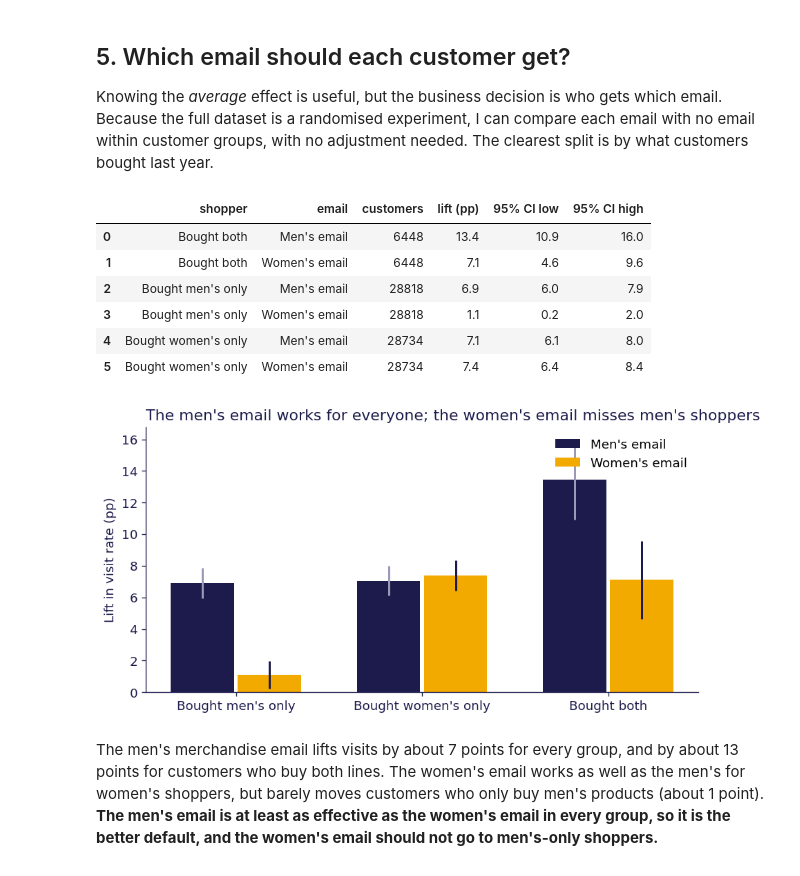
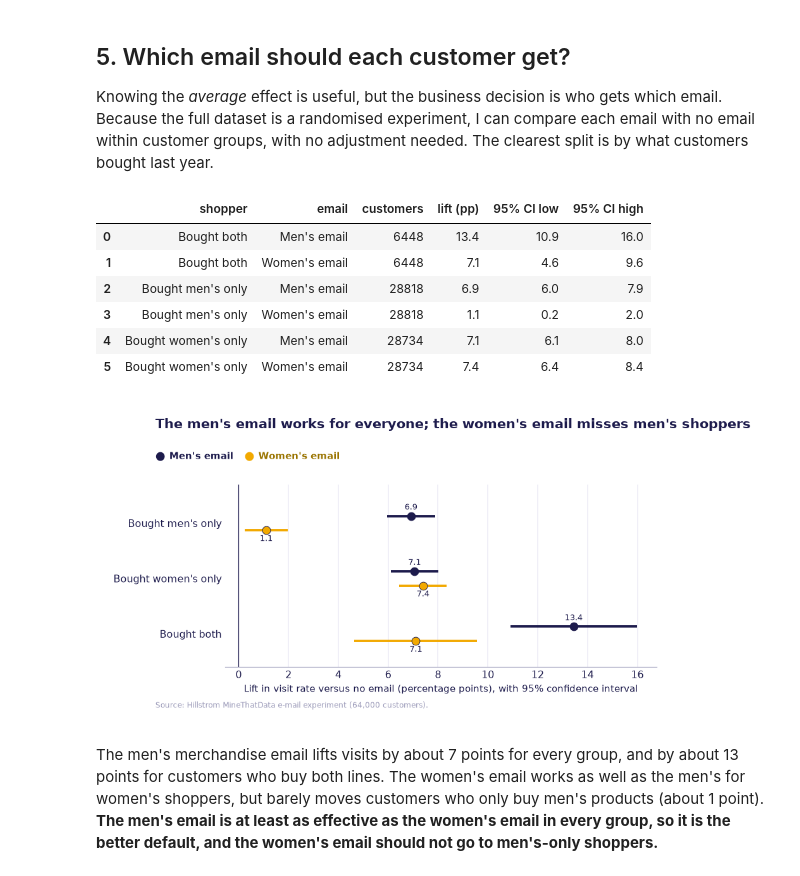
Before and after one commit to Asantewaah/email-campaign-causal-impact, a Jupyter notebook: notebooks/campaign_impact.ipynb, the cells around one changed output. Saved outputs shown, nothing was run; the diff lists cells and outputs as text; code cells hidden in the pictures.

```diff
--- a/notebooks/campaign_impact.ipynb
+++ b/notebooks/campaign_impact.ipynb
@@ -13,11 +13,9 @@
 import sys; sys.path.append("../src")
 import numpy as np, pandas as pd, matplotlib.pyplot as plt
 from causal import load_hillstrom, make_features, simulate_targeting, estimate_all, naive
+from plots import apply_style, balance_plot, forest_plot, simulation_plot, heterogeneity_plot
 
-INK, GOLD, BLUE, GREY = "#1D1B4C", "#F2A900", "#2F45C9", "#9A99B8"
-plt.rcParams.update({"figure.dpi": 120, "axes.spines.top": False, "axes.spines.right": False,
-                     "axes.edgecolor": INK, "axes.labelcolor": INK, "xtick.color": INK, "ytick.color": INK,
-                     "font.size": 11})
+apply_style()
 df = load_hillstrom("../data/hillstrom.csv")
 df.head()
 # %% [output]
@@ -165,37 +134,27 @@ Knowing the *average* effect is useful, but the business decision is who gets wh
 # %%
 df["shopper"] = np.select([(df.mens == 1) & (df.womens == 0), (df.mens == 0) & (df.womens == 1)],
                           ["Bought men's only", "Bought women's only"], "Bought both")
 rows = []
 for shopper, g in df.groupby("shopper"):
     for email in ["Mens E-Mail", "Womens E-Mail"]:
         s = g[g.segment.isin([email, "No E-Mail"])]
         rows.append({"shopper": shopper, "email": email.replace(" E-Mail", "'s email").replace("Mens", "Men").replace("Womens", "Women"),
                      "customers": len(g), **naive((s.segment == email).astype(int), s.visit)})
 hte = pd.DataFrame(rows)
 display(hte.assign(**{c: (hte[c] * 100).round(1) for c in ["estimate", "lower", "upper"]})
            .drop(columns="se").rename(columns={"estimate": "lift (pp)", "lower": "95% CI low", "upper": "95% CI high"}))
 
 groups = ["Bought men's only", "Bought women's only", "Bought both"]
-fig, ax = plt.subplots(figsize=(7.5, 4))
-for j, (email, col) in enumerate([("Men's email", INK), ("Women's email", GOLD)]):
-    t = hte[hte.email == email].set_index("shopper").loc[groups]
-    x = np.arange(len(groups)) + (j - 0.5) * 0.36
-    ax.bar(x, t.estimate * 100, width=0.34, color=col, label=email)
-    ax.errorbar(x, t.estimate * 100, yerr=[(t.estimate - t.lower) * 100, (t.upper - t.estimate) * 100],
-                fmt="none", ecolor=GREY if col == INK else INK, elinewidth=1.8)
-ax.set_xticks(range(len(groups)), groups); ax.set_ylabel("Lift in visit rate (pp)")
-ax.set_title("The men's email works for everyone; the women's email misses men's shoppers", loc="left", color=INK)
-ax.legend(frameon=False)
-fig.tight_layout(); fig.savefig("../figures/who_responds.png", bbox_inches="tight"); plt.show()
+heterogeneity_plot(hte, groups, "../figures/who_responds.png");
 # %% [output]
 |  | shopper | email | customers | lift (pp) | 95% CI low | 95% CI high |
 | 0 | Bought both | Men's email | 6448 | 13.4 | 10.9 | 16.0 |
 | 1 | Bought both | Women's email | 6448 | 7.1 | 4.6 | 9.6 |
 | 2 | Bought men's only | Men's email | 28818 | 6.9 | 6.0 | 7.9 |
 | 3 | Bought men's only | Women's email | 28818 | 1.1 | 0.2 | 2.0 |
 | 4 | Bought women's only | Men's email | 28734 | 7.1 | 6.1 | 8.0 |
 | 5 | Bought women's only | Women's email | 28734 | 7.4 | 6.4 | 8.4 |
-[figure, old version]
+[figure, new version]
 # %% [markdown]
 The men's merchandise email lifts visits by about 7 points for every group, and by about 13 points for customers who buy both lines. The women's email works as well as the men's for women's shoppers, but barely moves customers who only buy men's products (about 1 point). **The men's email is at least as effective as the women's email in every group, so it is the better default, and the women's email should not go to men's-only shoppers.**
 # %% [markdown]
```
Also changed, not shown: parts of 3 cells of this notebook, 6 other files.
